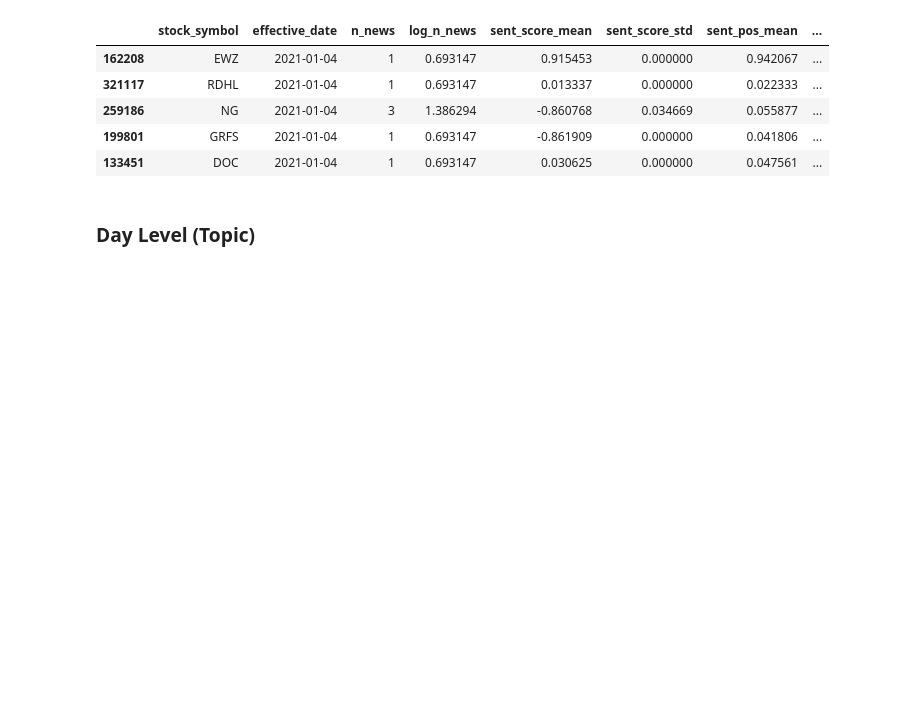
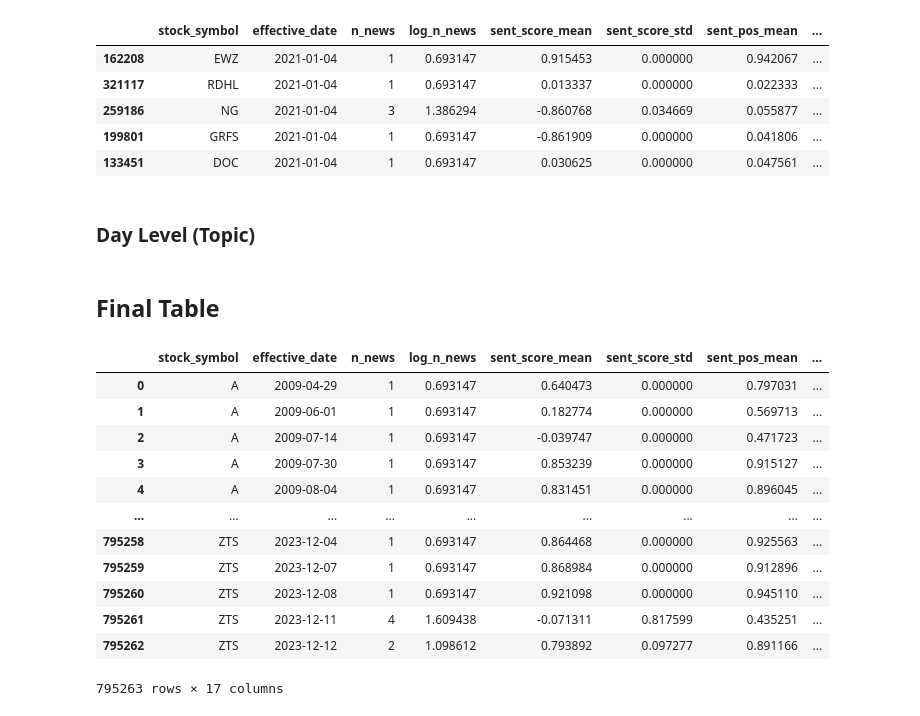
Before and after one commit to BRamesh02/Modality-aware-transformer, a Jupyter notebook: notebooks/text_data.ipynb, the cells around one changed output. Drawn from its saved outputs; the diff is of its cells as text; code cells hidden in the pictures; blank space fills up the shorter version.

```diff
--- a/notebooks/text_data.ipynb
+++ b/notebooks/text_data.ipynb
@@ -440,3 +440,22 @@ df.sort_values('effective_date').head()
 | 133451 | DOC | 2021-01-04 | 1 | 0.693147 | 0.030625 | 0.000000 | 0.047561 | ... |
 # %% [markdown]
 ### Day Level (Topic)
+# %% [markdown]
+## Final Table
+# %%
+df = pd.read_parquet('../data/fnspid_features_text_stock_date/linked_text_features_stock_date.parquet')
+df
+# %% [output]
+|  | stock_symbol | effective_date | n_news | log_n_news | sent_score_mean | sent_score_std | sent_pos_mean | ... |
+| 0 | A | 2009-04-29 | 1 | 0.693147 | 0.640473 | 0.000000 | 0.797031 | ... |
+| 1 | A | 2009-06-01 | 1 | 0.693147 | 0.182774 | 0.000000 | 0.569713 | ... |
+| 2 | A | 2009-07-14 | 1 | 0.693147 | -0.039747 | 0.000000 | 0.471723 | ... |
+| 3 | A | 2009-07-30 | 1 | 0.693147 | 0.853239 | 0.000000 | 0.915127 | ... |
+| 4 | A | 2009-08-04 | 1 | 0.693147 | 0.831451 | 0.000000 | 0.896045 | ... |
+| ... | ... | ... | ... | ... | ... | ... | ... | ... |
+| 795258 | ZTS | 2023-12-04 | 1 | 0.693147 | 0.864468 | 0.000000 | 0.925563 | ... |
+| 795259 | ZTS | 2023-12-07 | 1 | 0.693147 | 0.868984 | 0.000000 | 0.912896 | ... |
+| 795260 | ZTS | 2023-12-08 | 1 | 0.693147 | 0.921098 | 0.000000 | 0.945110 | ... |
+| 795261 | ZTS | 2023-12-11 | 4 | 1.609438 | -0.071311 | 0.817599 | 0.435251 | ... |
+| 795262 | ZTS | 2023-12-12 | 2 | 1.098612 | 0.793892 | 0.097277 | 0.891166 | ... |
+795263 rows × 17 columns
```
